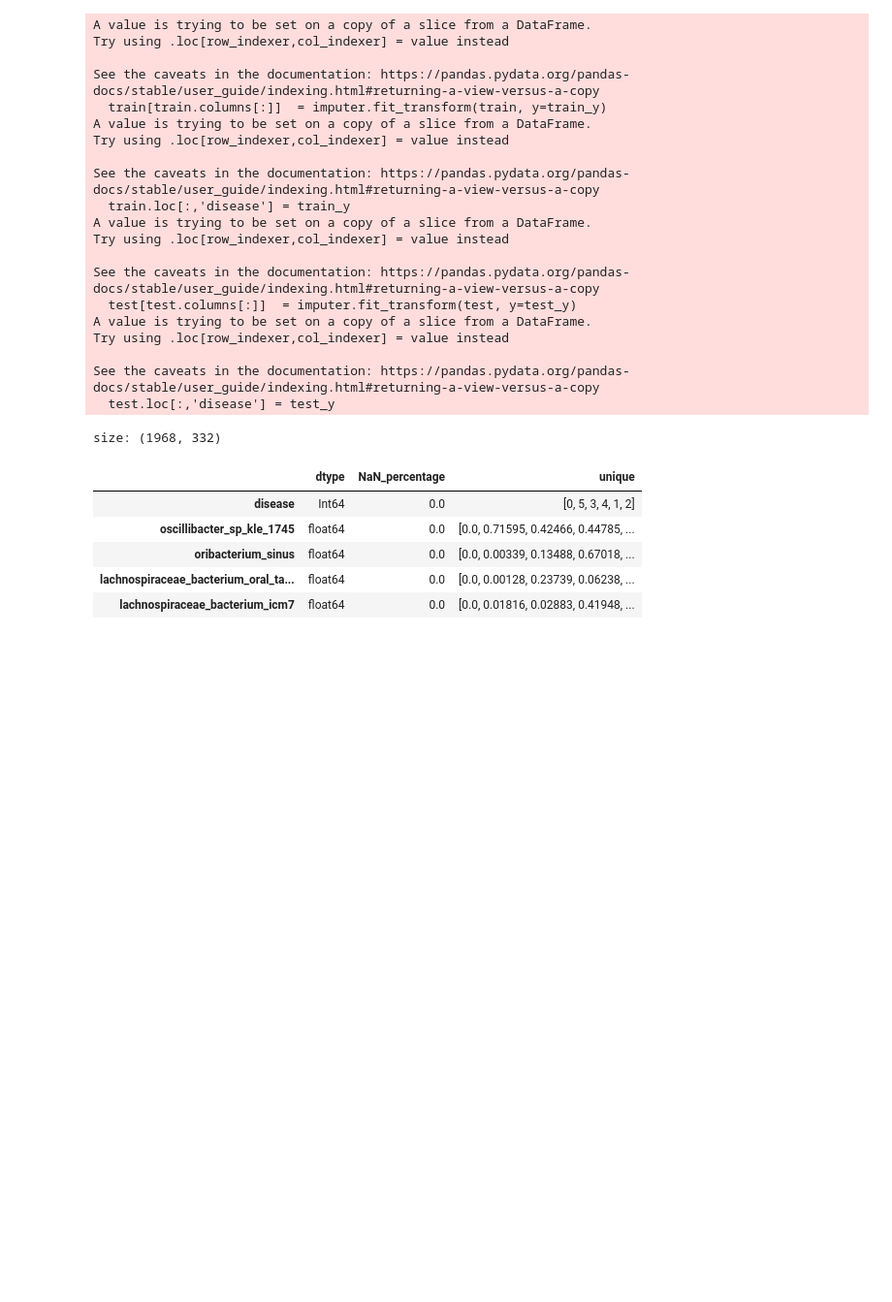
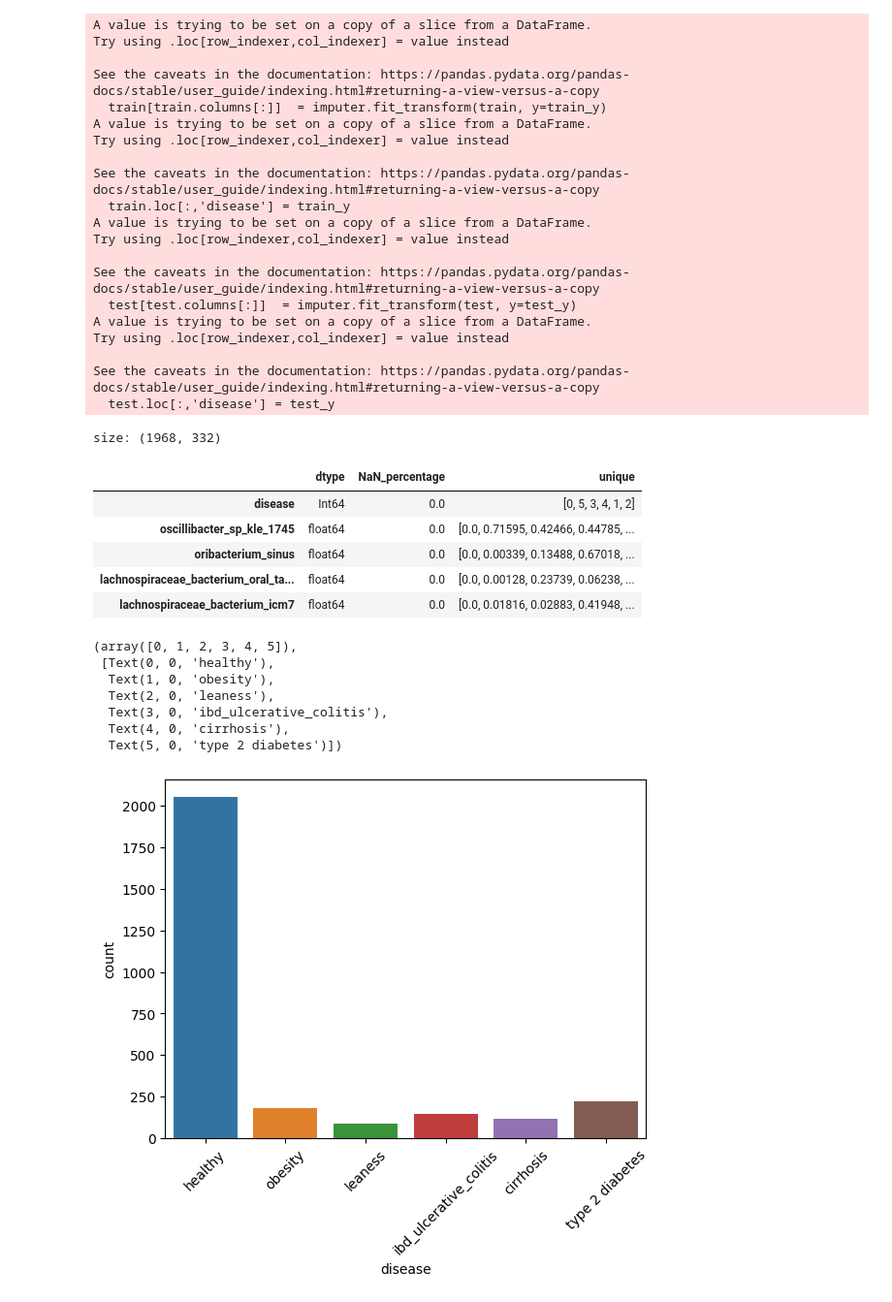
Before and after one commit to tctsung/Table_Transformer_DeepLearning, a Jupyter notebook: data_process.ipynb, the cells around one changed output. Shown at 97% size. Drawn from its saved outputs; the diff is of its cells as text; code cells hidden in the pictures; blank space fills up the shorter version.

```diff
--- a/data_process.ipynb
+++ b/data_process.ipynb
@@ -440,3 +440,21 @@ for train_index, test_index in skf.split(train, train['disease']):
     validate_d = train.loc[test_index,:].reset_index(drop=True)
     train_d.to_pickle(f"data/v{i}_train.pkl")
     validate_d.to_pickle(f"data/v{i}_validate.pkl")
+# %%
+import seaborn as sea
+import matplotlib.pyplot as plt
+x1 = pd.read_csv("data/data_species_.csv")
+label_map = {0:"healthy", 1: "obesity", 2: "leaness", 3:"ibd_ulcerative_colitis",4:"cirrhosis",5: "type 2 diabetes"}
+# Replace the dummy codes with labels
+x1["disease"] = x1["disease"].replace(label_map)
+sea.countplot(x='disease', data=x1)
+plt.xticks(rotation=45)
+# %% [output]
+(array([0, 1, 2, 3, 4, 5]),
+ [Text(0, 0, 'healthy'),
+  Text(1, 0, 'obesity'),
+  Text(2, 0, 'leaness'),
+  Text(3, 0, 'ibd_ulcerative_colitis'),
+  Text(4, 0, 'cirrhosis'),
+  Text(5, 0, 'type 2 diabetes')])
+[figure, added]
```
Also changed, not shown: 3 other files.
